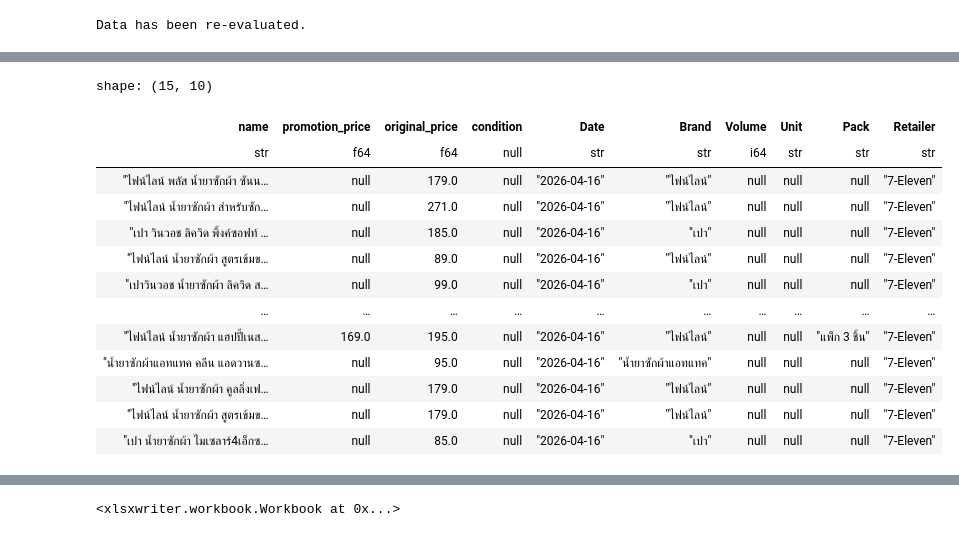
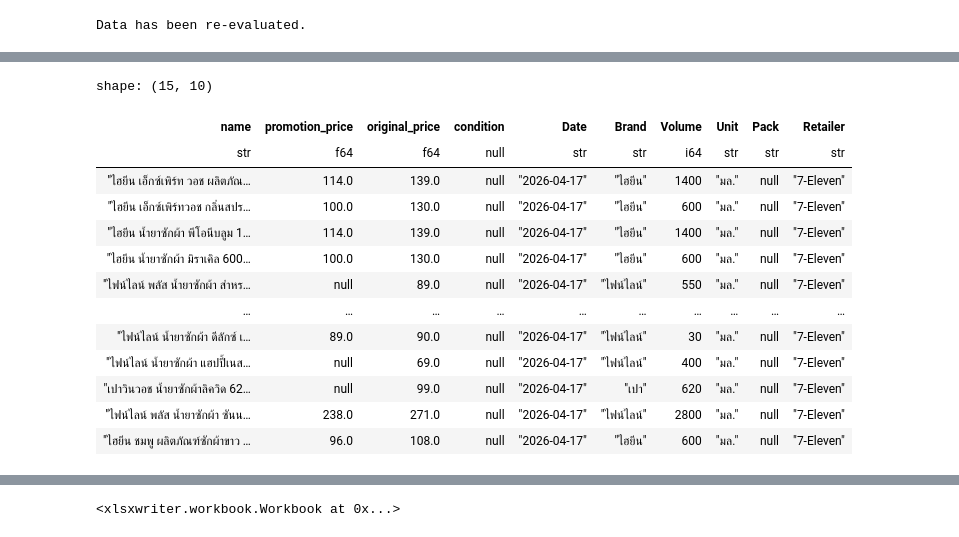
Before and after one commit to chaunijs/onlineshoppingprice, a Jupyter notebook: 7_eleven_allonline.ipynb, the cells around one changed output, grey strips where cells are left out. Drawn from its saved outputs; the diff is of its cells as text; code cells hidden in the pictures.

Commit message:
Fix parse_product_name_TH : extract Volume, Unit

```diff
--- a/7_eleven_allonline.ipynb
+++ b/7_eleven_allonline.ipynb
@@ -213,7 +247,7 @@ def re_evaluate_price(df: pl.DataFrame) -> pl.DataFrame:
     )
 
 # Apply the preparation function
-df_prep_7_eleven = re_evaluate_price(df)
+df_prep_7_eleven = re_evaluate_price(df_combined_7eleven)
 
 print("Data has been re-evaluated.")
 # %% [output]
@@ -246,17 +280,18 @@ import re
 def parse_product_names_TH(df: pl.DataFrame, shop_name: str) -> pl.DataFrame:
     """
     Pass any supermarket dataframe through this function to standardize the columns.
-    Fixed to handle thousands separators (e.g., 1,300 ml).
+    Improved regex to better capture Volume and Unit from Thai product names.
     """
     # 1. Setup the dynamic date
     today_date = date.today().strftime("%Y-%m-%d")
 
     # 2. Updated patterns
-    quant_unit_pattern = r"(?i)([\d,.]+)\s*(มล\.|ลิตร|ก\.ก\.|ML|G|KG|L)\b"
+    # Removed strict word boundary \b to handle Thai strings better and added optional space/pack info support
+    quant_unit_pattern = r"(?i)([\d,.]+)\s*(มล\.|ลิตร|ก\.ก\.|ML|G|KG|L)"
     pack_pattern = r"(?i)(PACK\s*\d*\s*FREE\s*\d+|PACK\s*\d*\s*\+\s*\d+|PACK\s*\d+|TWINPACK|\bX\s*\d+\b|P?\d+\s*\+\s*\d+|\(\d+\+\d+\)|\d+\s*FREE\s*\d+|\bPACK\b|แพ็ก\s*\d+\s*ชิ้น)"
 
-    # Define Thai brand extraction logic separately to maintain user's specific brand list
-    thai_brands = ["ไฟน์ไลน์", "ไฮยีน", "เปา", "แอทแทค"]
+    # Define Thai brand extraction logic
+    thai_brands = ["ไฟน์ไลน์", "ไฮยีน", "เปา", "แอทแทค", "ไลปอนเอฟ"]
     brand_pattern = r"^(" + "|".join(re.escape(b) for b in thai_brands) + r")"
 
     # 3. Apply the Polars transformation
@@ -281,44 +316,44 @@ def parse_product_names_TH(df: pl.DataFrame, shop_name: str) -> pl.DataFrame:
         # Extract Unit
         pl.col("name").str.extract(quant_unit_pattern, 2).str.to_uppercase().alias("Unit"),
 
         # Extract Pack size
         pl.col("name").str.extract(pack_pattern, 1).str.to_uppercase().alias("Pack"),
 
         # Add the dynamic Shop identifier
         pl.lit(shop_name).alias("Retailer"),
     )
 
 # Apply the transformation
 df_trans_7_eleven = parse_product_names_TH(df_prep_7_eleven, "7-Eleven")
 
 # Display the results with the new column order
 (df_trans_7_eleven.select([
     "name",
     "promotion_price",
     "original_price",
     "condition",
     "Date",
     "Brand",
     "Volume",
     "Unit",
     "Pack",
     "Retailer"
     ]).head(15))
 # %% [output]
 shape: (15, 10)
 | name | promotion_price | original_price | condition | Date | Brand | Volume | Unit | Pack | Retailer |
 | str | f64 | f64 | null | str | str | i64 | str | str | str |
-| "ไฟน์ไลน์ พลัส น้ำยาซักผ้า ซันน… | null | 179.0 | null | "2026-04-16" | "ไฟน์ไลน์" | null | null | null | "7-Eleven" |
-| "ไฟน์ไลน์ น้ำยาซักผ้า สำหรับซัก… | null | 271.0 | null | "2026-04-16" | "ไฟน์ไลน์" | null | null | null | "7-Eleven" |
-| "เปา วินวอช ลิควิด พิ้งค์ซอฟท์ … | null | 185.0 | null | "2026-04-16" | "เปา" | null | null | null | "7-Eleven" |
-| "ไฟน์ไลน์ น้ำยาซักผ้า สูตรเข้มข… | null | 89.0 | null | "2026-04-16" | "ไฟน์ไลน์" | null | null | null | "7-Eleven" |
-| "เปาวินวอช น้ำยาซักผ้า ลิควิด ส… | null | 99.0 | null | "2026-04-16" | "เปา" | null | null | null | "7-Eleven" |
+| "ไฮยีน เอ็กซ์เพิร์ท วอช ผลิตภัณ… | 114.0 | 139.0 | null | "2026-04-17" | "ไฮยีน" | 1400 | "มล." | null | "7-Eleven" |
+| "ไฮยีน เอ็กซ์เพิร์ทวอช กลิ่นสปร… | 100.0 | 130.0 | null | "2026-04-17" | "ไฮยีน" | 600 | "มล." | null | "7-Eleven" |
+| "ไฮยีน น้ำยาซักผ้า พีโอนีบลูม 1… | 114.0 | 139.0 | null | "2026-04-17" | "ไฮยีน" | 1400 | "มล." | null | "7-Eleven" |
+| "ไฮยีน น้ำยาซักผ้า มิราเคิล 600… | 100.0 | 130.0 | null | "2026-04-17" | "ไฮยีน" | 600 | "มล." | null | "7-Eleven" |
+| "ไฟน์ไลน์ พลัส น้ำยาซักผ้า สำหร… | null | 89.0 | null | "2026-04-17" | "ไฟน์ไลน์" | 550 | "มล." | null | "7-Eleven" |
 | … | … | … | … | … | … | … | … | … | … |
-| "ไฟน์ไลน์ น้ำยาซักผ้า แฮปปี้เนส… | 169.0 | 195.0 | null | "2026-04-16" | "ไฟน์ไลน์" | null | null | "แพ็ก 3 ชิ้น" | "7-Eleven" |
-| "น้ำยาซักผ้าแอทแทค คลีน แอดวานซ… | null | 95.0 | null | "2026-04-16" | "น้ำยาซักผ้าแอทแทค" | null | null | null | "7-Eleven" |
-| "ไฟน์ไลน์ น้ำยาซักผ้า คูลลิ่งเฟ… | null | 179.0 | null | "2026-04-16" | "ไฟน์ไลน์" | null | null | null | "7-Eleven" |
-| "ไฟน์ไลน์ น้ำยาซักผ้า สูตรเข้มข… | null | 179.0 | null | "2026-04-16" | "ไฟน์ไลน์" | null | null | null | "7-Eleven" |
-| "เปา น้ำยาซักผ้า ไมเซลาร์4เอ็กซ… | null | 85.0 | null | "2026-04-16" | "เปา" | null | null | null | "7-Eleven" |
+| "ไฟน์ไลน์ น้ำยาซักผ้า ดีลักซ์ เ… | 89.0 | 90.0 | null | "2026-04-17" | "ไฟน์ไลน์" | 30 | "มล." | null | "7-Eleven" |
+| "ไฟน์ไลน์ น้ำยาซักผ้า แฮปปี้เนส… | null | 69.0 | null | "2026-04-17" | "ไฟน์ไลน์" | 400 | "มล." | null | "7-Eleven" |
+| "เปาวินวอช น้ำยาซักผ้าลิควิด 62… | null | 99.0 | null | "2026-04-17" | "เปา" | 620 | "มล." | null | "7-Eleven" |
+| "ไฟน์ไลน์ พลัส น้ำยาซักผ้า ซันน… | 238.0 | 271.0 | null | "2026-04-17" | "ไฟน์ไลน์" | 2800 | "มล." | null | "7-Eleven" |
+| "ไฮยีน ชมพู ผลิตภัณฑ์ซักผ้าขาว … | 96.0 | 108.0 | null | "2026-04-17" | "ไฮยีน" | 600 | "มล." | null | "7-Eleven" |
 # %%
 df_trans_7_eleven
 # %% [output]
```
Also changed, not shown: parts of 6 cells of this notebook.
